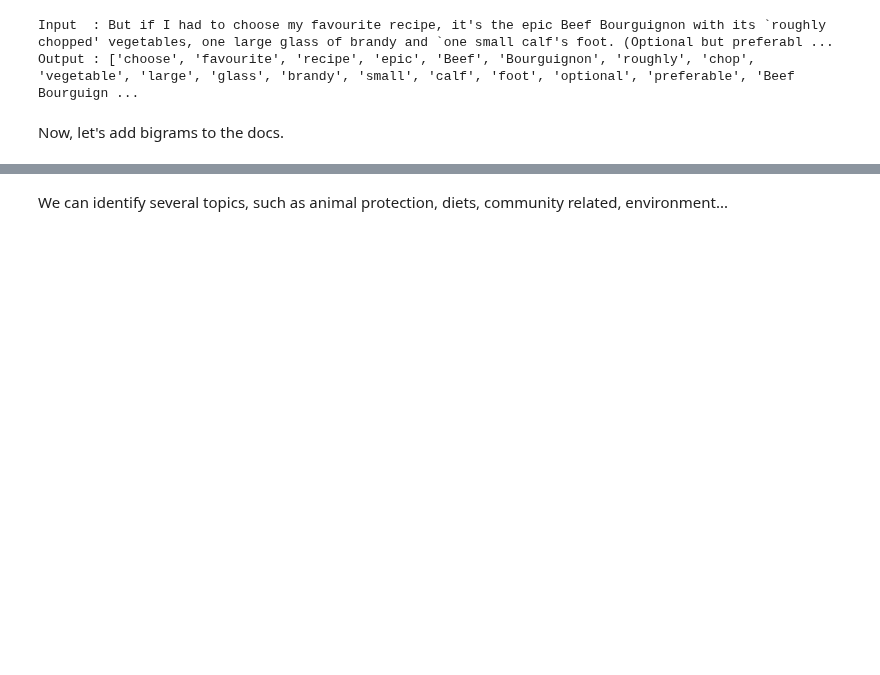
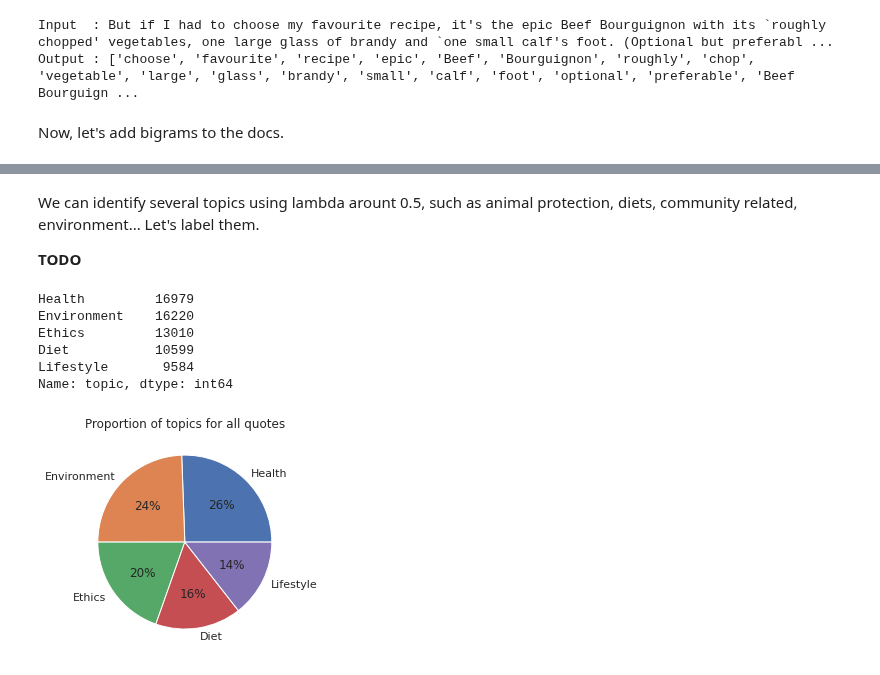
Before and after one commit to epfl-ada/ada-2021-project-nameerror, a Jupyter notebook: notebooks/Related_topics.ipynb, the cells around one changed output, grey strips where cells are left out. Cells and saved outputs as stored; diff of their text form; code cells hidden in the pictures; blank space fills up the shorter version.

Commit message:
adding more related_topics analysis

```diff
--- a/notebooks/Related_topics.ipynb
+++ b/notebooks/Related_topics.ipynb
@@ -165,0 +130,23 @@ model.show_topic(1,20)
+# %%
+max_freq = 0.5  # Remove words with frequency above
+min_wordcount = 4  # Remove words with less occurences
+num_topics = 5  # Number of topics we want to extract
+
+dictionary = corpora.Dictionary(docs)
+dictionary.filter_extremes(no_below=min_wordcount, no_above=max_freq)
+
+corpus = [dictionary.doc2bow(doc) for doc in docs]
+
+model = models.LdaMulticore(
+    corpus=corpus,
+    num_topics=num_topics,
+    id2word=dictionary,
+    passes=15,
+    workers=12,
+    random_state=20,
+)
+
+print(f"{model.num_topics} topics found:")
+for i in range(model.num_topics):
+    terms = model.show_topic(i, 10)
+    print(f"{i+1} - " + " ".join([x[0] for x in terms]))
@@ -170,4 +165,34 @@ pyLDAvis.display(data)
 # %% [output]
 [interactive output not drawn]
 # %% [markdown]
-We can identify several topics, such as animal protection, diets, community related, environment...
+We can identify several topics using lambda arount 0.5, such as animal protection, diets, community related, environment... Let's label them.
+
+**TODO**
+# %%
+topic_labels = ["Environment", "Diet", "Ethics", "Health", "Lifestyle"]
+# %%
+sent_to_cluster = list()
+for n, doc in enumerate(corpus):
+    if doc:
+        cluster = max(model[doc], key=lambda x: x[1])
+        sent_to_cluster.append(topic_labels[cluster[0]])
+    else:
+        sent_to_cluster.append(None)
+
+df['topic'] = sent_to_cluster
+# %%
+quotations_by_topic = df['topic'].value_counts()
+quotations_by_topic
+# %% [output]
+Health         16979
+Environment    16220
+Ethics         13010
+Diet           10599
+Lifestyle       9584
+Name: topic, dtype: int64
+# %%
+plt.pie(quotations_by_topic.values, labels=quotations_by_topic.index, autopct='%1.0f%%')
+plt.title('Proportion of topics for all quotes')
+plt.show()
+# %% [output]
+[figure, added]
```
Also changed, not shown: parts of 22 cells of this notebook.
